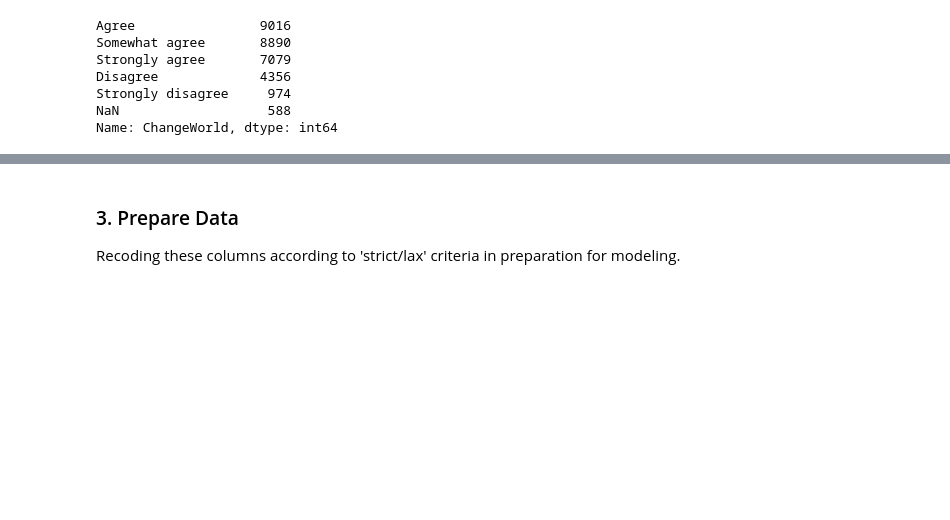
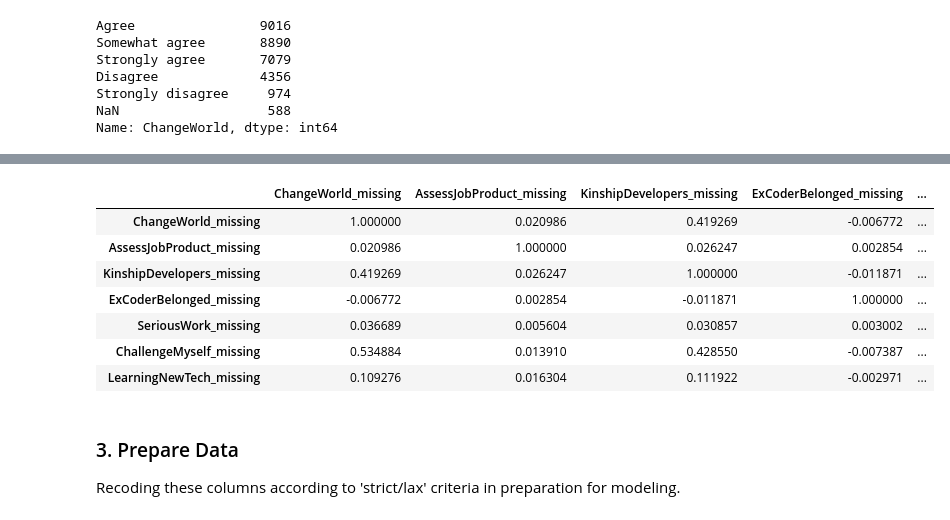
Before and after one commit to goitom/project_1_blog_post, a Jupyter notebook: Stack_Overflow_Survey_Diversity.ipynb, the cells around one changed output, grey strips where cells are left out. Saved outputs shown, nothing was run; the diff lists cells and outputs as text; code cells hidden in the pictures; blank space fills up the shorter version.

```diff
--- a/Stack_Overflow_Survey_Diversity.ipynb
+++ b/Stack_Overflow_Survey_Diversity.ipynb
@@ -384,3 +396,14 @@ corr_matrix
+# %%
+corr_matrix_miss
+# %% [output]
+|  | ChangeWorld_missing | AssessJobProduct_missing | KinshipDevelopers_missing | ExCoderBelonged_missing | ... |
+| ChangeWorld_missing | 1.000000 | 0.020986 | 0.419269 | -0.006772 | ... |
+| AssessJobProduct_missing | 0.020986 | 1.000000 | 0.026247 | 0.002854 | ... |
+| KinshipDevelopers_missing | 0.419269 | 0.026247 | 1.000000 | -0.011871 | ... |
+| ExCoderBelonged_missing | -0.006772 | 0.002854 | -0.011871 | 1.000000 | ... |
+| SeriousWork_missing | 0.036689 | 0.005604 | 0.030857 | 0.003002 | ... |
+| ChallengeMyself_missing | 0.534884 | 0.013910 | 0.428550 | -0.007387 | ... |
+| LearningNewTech_missing | 0.109276 | 0.016304 | 0.111922 | -0.002971 | ... |
 # %% [markdown]
 ### 3. Prepare Data
 Recoding these columns according to 'strict/lax' criteria in preparation for modeling.
```
Also changed, not shown: parts of 20 cells of this notebook, 4 other files.
